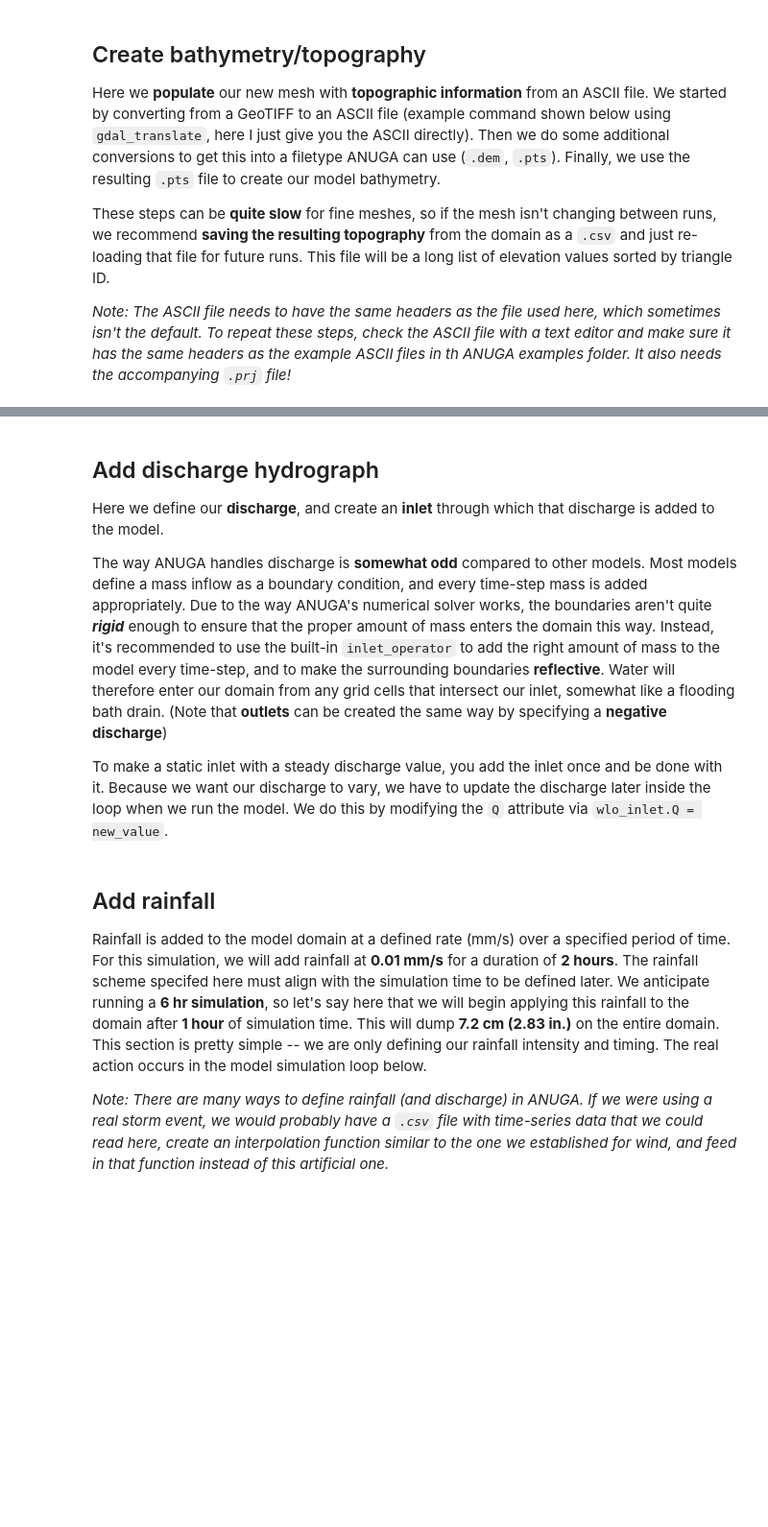
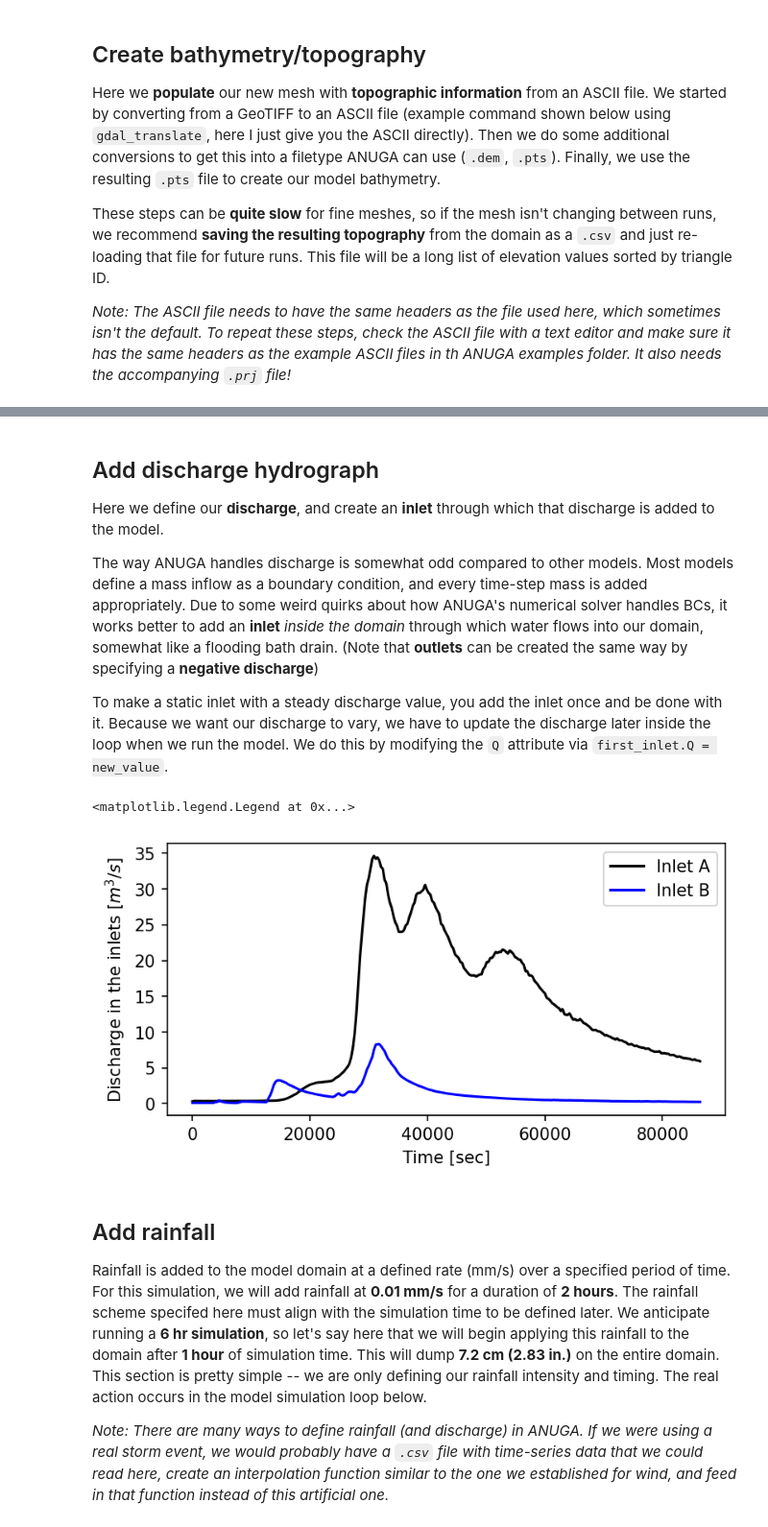
Before and after one commit to suzanatimilsina/ANUGA_OnionCreek_Tutorial, a Jupyter notebook: notebooks/notebook1.ipynb, the cells around one changed output, grey strips where cells are left out. Shown at 96% size. Drawn from its saved outputs; the diff is of its cells as text; code cells hidden in the pictures; blank space fills up the shorter version.

```diff
--- a/notebooks/notebook1.ipynb
+++ b/notebooks/notebook1.ipynb
@@ -170,8 +243,21 @@ plt.ylabel('Stage of BC [m]')
+# %%
+vert_offset = 1.0 # Vertical correction to gauge data
+# Create a linear interpolation function for the WSE:
+fBC_downstream = interp1d(usgs_a['epoch'], usgs_a['WL'] + vert_offset, kind='linear')
+
+# Downstream boundary
+Bout = anuga.Time_boundary(domain, function=lambda t: [fBC_downstream(t), 0.0, 0.0])
+
+# All other boundaries
+Br = anuga.Reflective_boundary(domain)
+
+# Assign BCs to the boundaries we named earlier
+domain.set_boundary({'downstream': Bout, 'sides': Br})
 # %% [markdown]
 ## Add discharge hydrograph
 
 Here we define our **discharge**, and create an **inlet** through which that discharge is added to the model.
 
-The way ANUGA handles discharge is **somewhat odd** compared to other models. Most models define a mass inflow as a boundary condition, and every time-step mass is added appropriately. Due to the way ANUGA's numerical solver works, the boundaries aren't quite ***rigid*** enough to ensure that the proper amount of mass enters the domain this way. Instead, it's recommended to use the built-in `inlet_operator` to add the right amount of mass to the model every time-step, and to make the surrounding boundaries **reflective**. Water will therefore enter our domain from any grid cells that intersect our inlet, somewhat like a flooding bath drain. (Note that **outlets** can be created the same way by specifying a **negative discharge**)
+The way ANUGA handles discharge is somewhat odd compared to other models. Most models define a mass inflow as a boundary condition, and every time-step mass is added appropriately. Due to some weird quirks about how ANUGA's numerical solver handles BCs, it works better to add an **inlet** *inside the domain* through which water flows into our domain, somewhat like a flooding bath drain. (Note that **outlets** can be created the same way by specifying a **negative discharge**)
 
-To make a static inlet with a steady discharge value, you add the inlet once and be done with it. Because we want our discharge to vary, we have to update the discharge later inside the loop when we run the model. We do this by modifying the `Q` attribute via `wlo_inlet.Q = new_value`.
+To make a static inlet with a steady discharge value, you add the inlet once and be done with it. Because we want our discharge to vary, we have to update the discharge later inside the loop when we run the model. We do this by modifying the `Q` attribute via `first_inlet.Q = new_value`.
@@ -207,3 +264,31 @@ plt.ylabel('Discharge in the inlet [$m^3/s$]')
+# %%
+# Create two more interpolation functions for Q
+# Changing arrival time & magnitude of gauge A to make up for poor BC placement
+usgs_a['epoch_2'] = (usgs_a['datetime'] - usgs_a['datetime'][0] - pd.Timedelta('70 min')) // pd.Timedelta("1s")
+fQ_a = interp1d(usgs_a['epoch_2'], usgs_a['Q']*0.8, kind='linear')
+fQ_b = interp1d(usgs_b['epoch'], usgs_b['Q'], kind='linear')
+
+# Setup inlets
+first_inlet = np.array([[622627.,3339957.],[622627.,3339982.]]).astype('double') # Coordinates of line
+first_inflow = Inlet_operator(domain, first_inlet, Q = fQ_a(0))
+
+second_inlet = np.array([[623031,3341074],[623035,3341085]]).astype('double') # Coordinates of line
+second_inflow = Inlet_operator(domain, second_inlet, Q = fQ_b(0))
+# If these Q's were static, we would already be done
+
+# Visualize time-varying Q
+tt = np.linspace(0., 86400, 1000)
+Qplta = [fQ_a(ti) for ti in tt]
+Qpltb = [fQ_b(ti) for ti in tt]
+plt.figure(figsize=(6,3), dpi=150)
+plt.plot(tt, Qplta, 'k-')
+plt.plot(tt, Qpltb, 'b-')
+plt.xlabel('Time [sec]')
+plt.ylabel('Discharge in the inlets [$m^3/s$]')
+plt.legend(['Inlet A','Inlet B'])
+# %% [output]
+<matplotlib.legend.Legend at 0x...>
+[figure, added]
 # %% [markdown]
 ## Add rainfall
 
```
Also changed, not shown: parts of 19 cells of this notebook, 1 other file.
